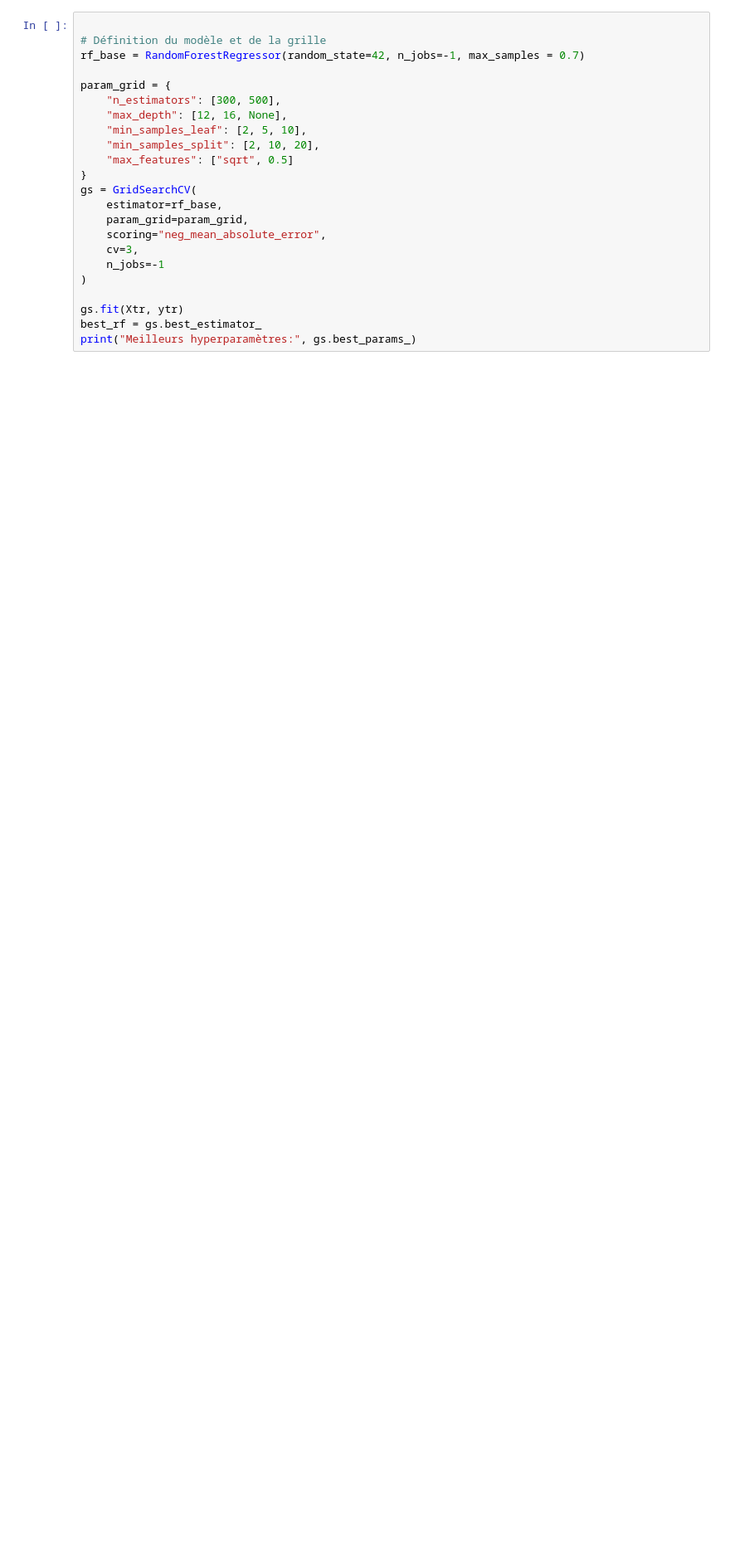
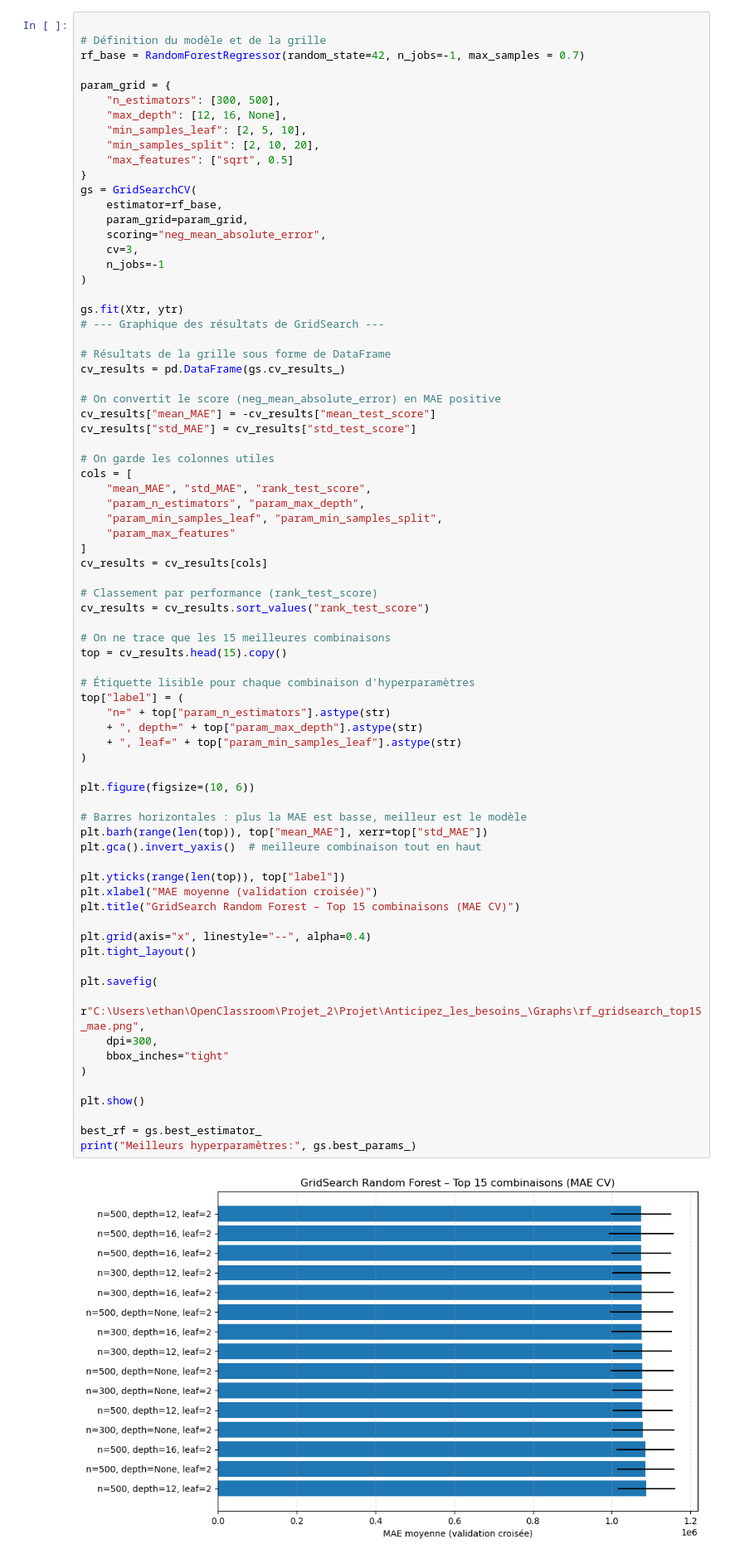
Before and after one commit to EthanChmt/Anticipez-les-besoins-en-consommations-de-batiments_, a Jupyter notebook: Notebooks/Notebook_5_optimisation_du_modele .ipynb, the cells around one changed output. Shown at 83% size. Cells and saved outputs as stored; diff of their text form; blank space fills up the shorter version.

```diff
--- a/Notebooks/Notebook_5_optimisation_du_modele .ipynb
+++ b/Notebooks/Notebook_5_optimisation_du_modele .ipynb
@@ -48,24 +48,77 @@ Xtr, Xte, ytr, yte = train_test_split(X_rf, y_rf, test_size=0.2, random_state=42
 # %%
 
 # Définition du modèle et de la grille
 rf_base = RandomForestRegressor(random_state=42, n_jobs=-1, max_samples = 0.7)
 
 param_grid = {
     "n_estimators": [300, 500],
     "max_depth": [12, 16, None],
     "min_samples_leaf": [2, 5, 10],
     "min_samples_split": [2, 10, 20],
     "max_features": ["sqrt", 0.5]
 }
 gs = GridSearchCV(
     estimator=rf_base,
     param_grid=param_grid,
     scoring="neg_mean_absolute_error",
     cv=3,
     n_jobs=-1
 )
 
 gs.fit(Xtr, ytr)
+# --- Graphique des résultats de GridSearch ---
+
+# Résultats de la grille sous forme de DataFrame
+cv_results = pd.DataFrame(gs.cv_results_)
+
+# On convertit le score (neg_mean_absolute_error) en MAE positive
+cv_results["mean_MAE"] = -cv_results["mean_test_score"]
+cv_results["std_MAE"] = cv_results["std_test_score"]
+
+# On garde les colonnes utiles
+cols = [
+    "mean_MAE", "std_MAE", "rank_test_score",
+    "param_n_estimators", "param_max_depth",
+    "param_min_samples_leaf", "param_min_samples_split",
+    "param_max_features"
+]
+cv_results = cv_results[cols]
+
+# Classement par performance (rank_test_score)
+cv_results = cv_results.sort_values("rank_test_score")
+
+# On ne trace que les 15 meilleures combinaisons
+top = cv_results.head(15).copy()
+
+# Étiquette lisible pour chaque combinaison d'hyperparamètres
+top["label"] = (
+    "n=" + top["param_n_estimators"].astype(str)
+    + ", depth=" + top["param_max_depth"].astype(str)
+    + ", leaf=" + top["param_min_samples_leaf"].astype(str)
+)
+
+plt.figure(figsize=(10, 6))
+
+# Barres horizontales : plus la MAE est basse, meilleur est le modèle
+plt.barh(range(len(top)), top["mean_MAE"], xerr=top["std_MAE"])
+plt.gca().invert_yaxis()  # meilleure combinaison tout en haut
+
+plt.yticks(range(len(top)), top["label"])
+plt.xlabel("MAE moyenne (validation croisée)")
+plt.title("GridSearch Random Forest – Top 15 combinaisons (MAE CV)")
+
+plt.grid(axis="x", linestyle="--", alpha=0.4)
+plt.tight_layout()
+
+plt.savefig(
+    r"C:\Users\ethan\OpenClassroom\Projet_2\Projet\Anticipez_les_besoins_\Graphs\rf_gridsearch_top15_mae.png",
+    dpi=300,
+    bbox_inches="tight"
+)
+
+plt.show()
+
 best_rf = gs.best_estimator_
 print("Meilleurs hyperparamètres:", gs.best_params_)
 # %% [output]
+[figure, added]
```
Also changed, not shown: parts of 4 cells of this notebook, 7 other files.
